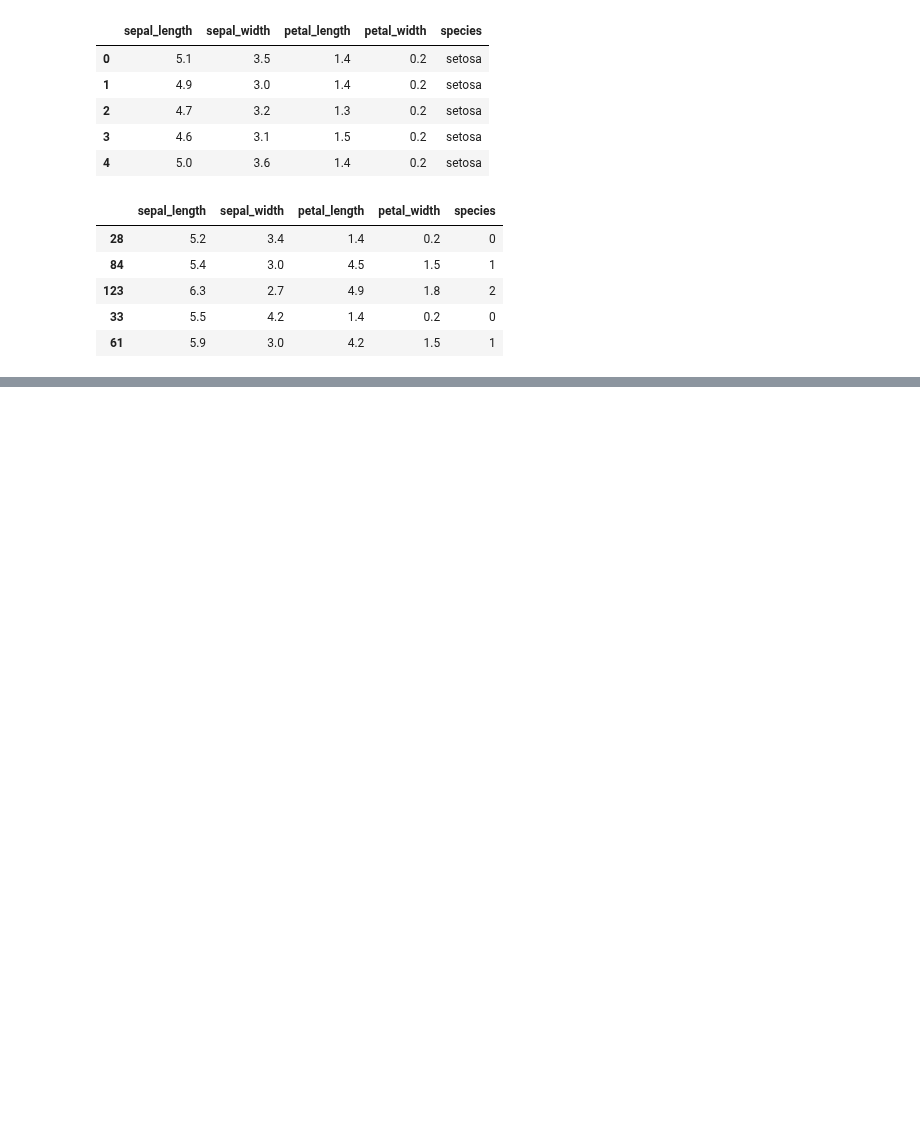
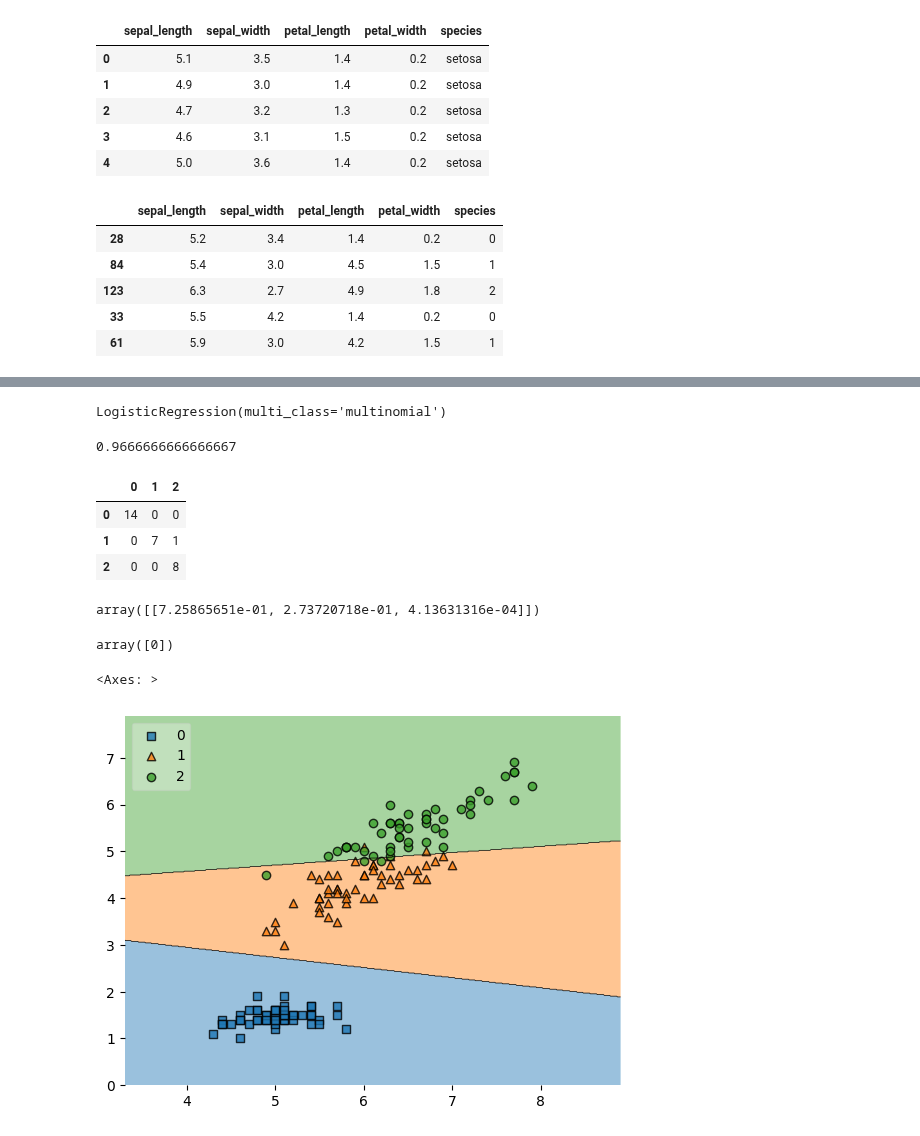
Before and after one commit to ajaykumar080286/MachineLearning, a Jupyter notebook: softmaxRegression.ipynb, the cells around one changed output, grey strips where cells are left out. Saved outputs shown, nothing was run; the diff lists cells and outputs as text; code cells hidden in the pictures; blank space fills up the shorter version.

```diff
--- a/softmaxRegression.ipynb
+++ b/softmaxRegression.ipynb
@@ -35,0 +47,3 @@ df.sample(5)
+# %%
+X=df.iloc[:,0:2]
+y=df.iloc[:,-1]
@@ -35,0 +69,8 @@ df.sample(5)
+# %%
+X_train, X_test, y_train, y_test= train_test_split(X,y, test_size=0.2, random_state=2)
+# %%
+clf=LogisticRegression(multi_class='multinomial')
+# %%
+clf.fit(X_train,y_train)
+# %% [output]
+LogisticRegression(multi_class='multinomial')
@@ -35,0 +79,11 @@ df.sample(5)
+# %%
+print(accuracy_score(y_test, y_pred))
+# %% [output]
+0.9666666666666667
+# %%
+pd.DataFrame(confusion_matrix(y_test, y_pred))
+# %% [output]
+|  | 0 | 1 | 2 |
+| 0 | 14 | 0 | 0 |
+| 1 | 0 | 7 | 1 |
+| 2 | 0 | 0 | 8 |
@@ -35,0 +92,8 @@ df.sample(5)
+# %%
+clf.predict_proba(query)
+# %% [output]
+array([[7.25865651e-01, 2.73720718e-01, 4.13631316e-04]])
+# %%
+clf.predict(query)
+# %% [output]
+array([0])
@@ -35,0 +102,5 @@ df.sample(5)
+# %%
+plot_decision_regions(X.values, y.values, clf, legend=2)
+# %% [output]
+<Axes: >
+[figure, added]
```
Also changed, not shown: parts of 7 cells of this notebook.
